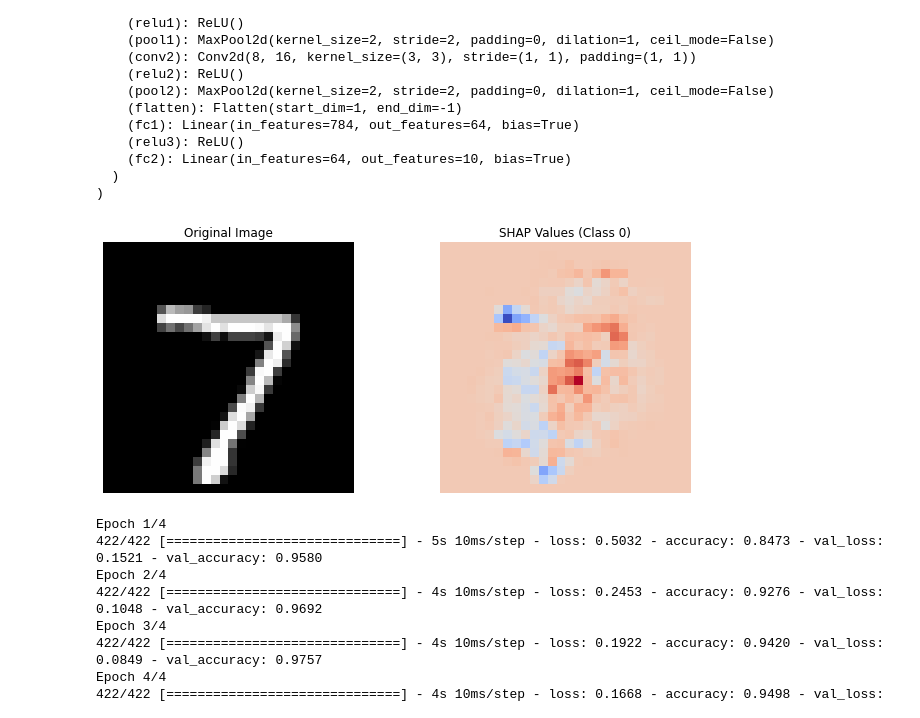
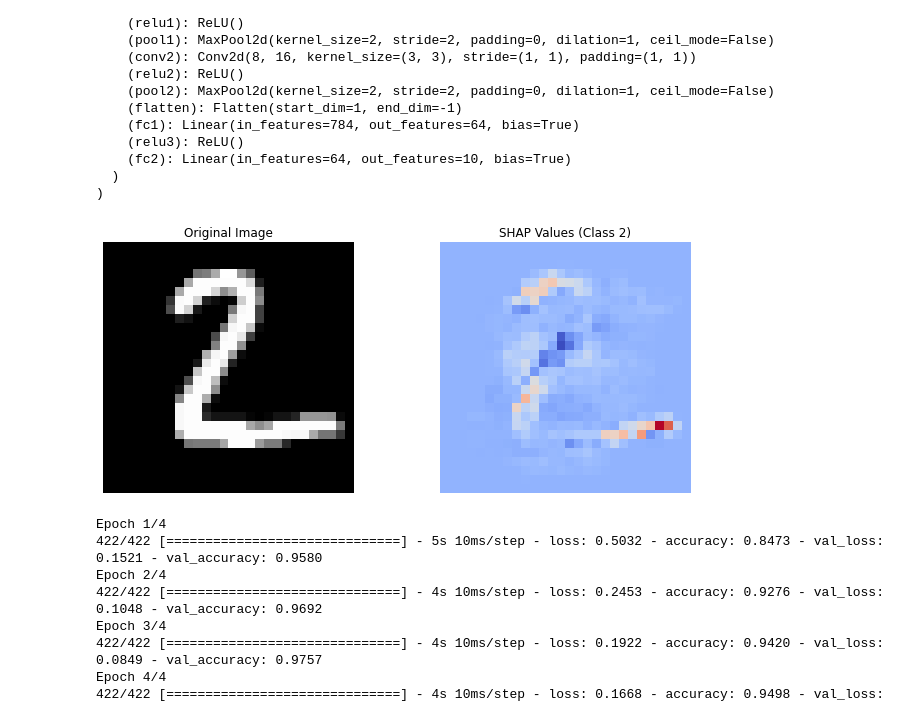
Before and after one commit to eigenhenry/experiments, a Jupyter notebook: nmist_data.ipynb, the cells around one changed output. Drawn from its saved outputs; the diff is of its cells as text; code cells hidden in the pictures.

```diff
--- a/nmist_data.ipynb
+++ b/nmist_data.ipynb
@@ -208,33 +208,33 @@ WrappedModel(
 # %%
 import matplotlib.pyplot as plt
 
 
-sample_idx = 0
-class_idx = 0
+sample_idx = 1
+class_idx = 2
 
 
 img_np = samples_to_explain[sample_idx].detach().cpu().numpy().squeeze()
 
 
 shap_img = shap_values[class_idx][sample_idx].squeeze()
 
 
 plt.figure(figsize=(10, 4))
 
 plt.subplot(1, 2, 1)
 plt.imshow(img_np, cmap='gray')
 plt.title("Original Image")
 plt.axis('off')
 
 plt.subplot(1, 2, 2)
 plt.imshow(shap_img, cmap='coolwarm')  # Red = negative, Blue = positive
 plt.title(f"SHAP Values (Class {class_idx})")
 plt.axis('off')
 
 plt.tight_layout()
 plt.show()
 # %% [output]
-[figure, old version]
+[figure, new version]
 # %%
 import tensorflow as tf
 from tensorflow.keras import Input
```
